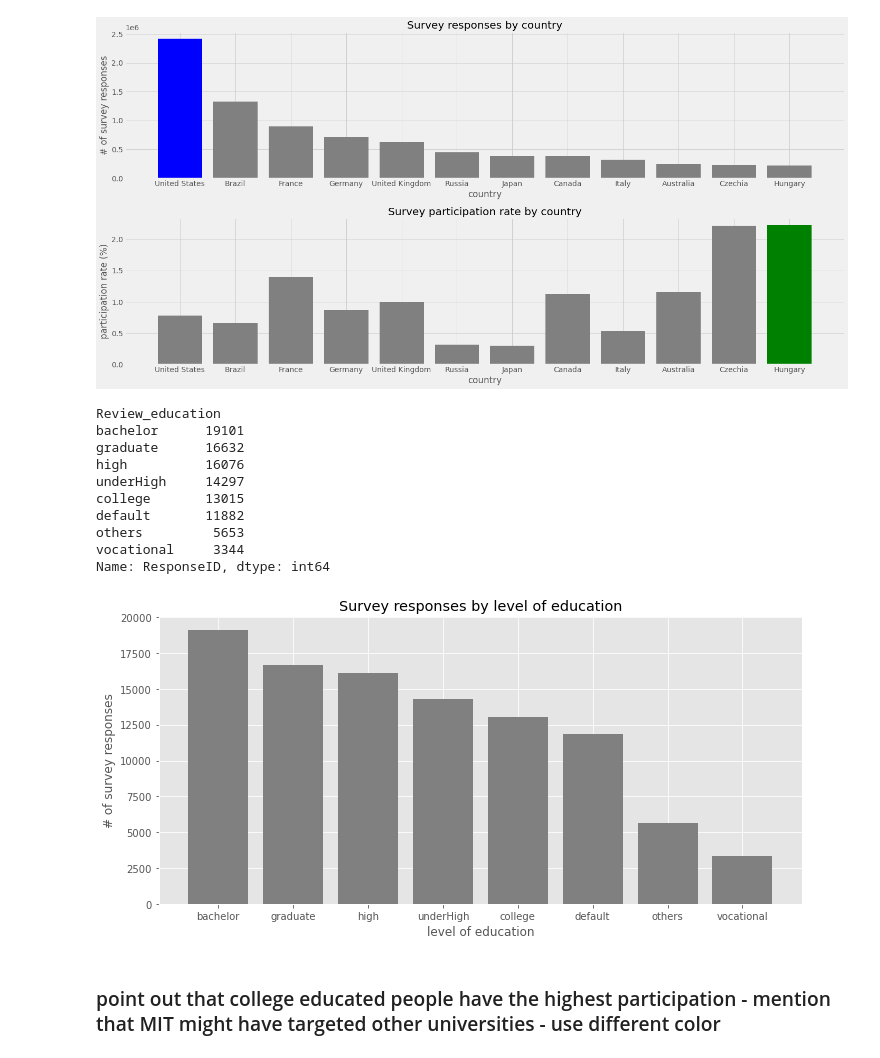
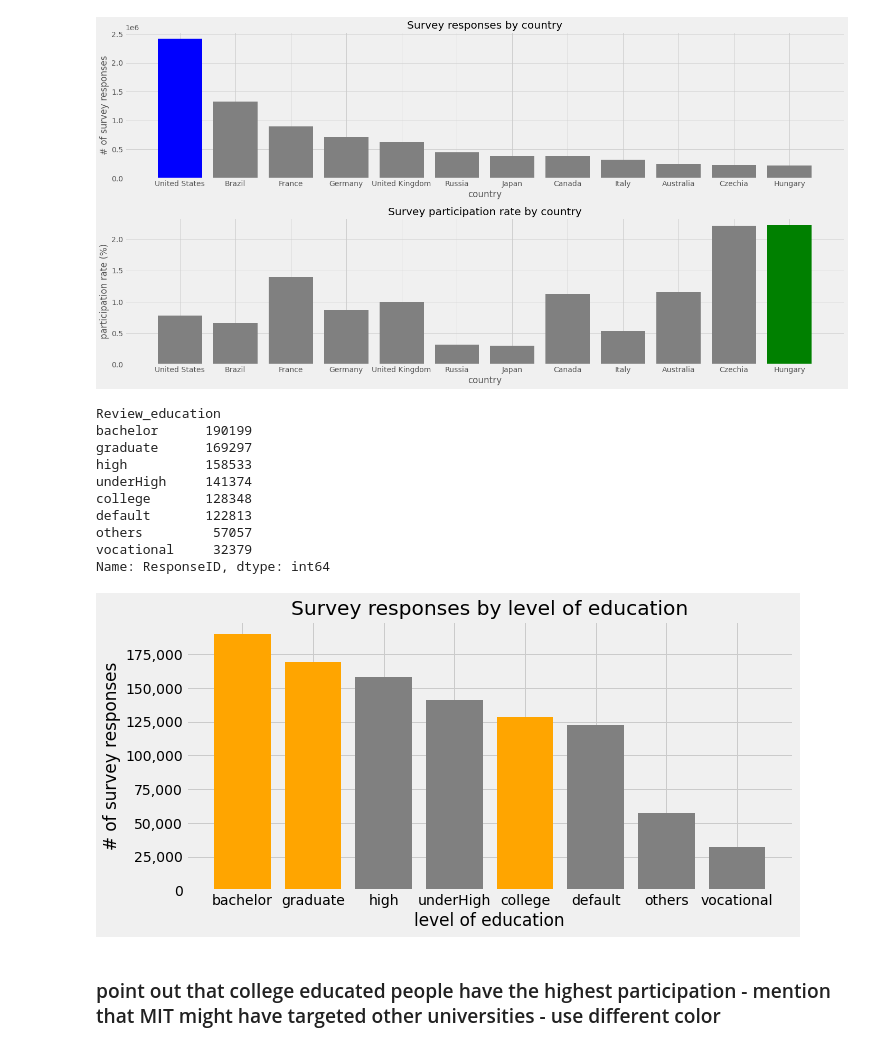
Before and after one commit to robertjhs/capstone1, a Jupyter notebook: ethicars.ipynb, the cells around one changed output. Drawn from its saved outputs; the diff is of its cells as text; code cells hidden in the pictures.

```diff
--- a/ethicars.ipynb
+++ b/ethicars.ipynb
@@ -476,5 +476,5 @@ hun_usa_survey.groupby(['UserCountry3']).count()
 # %%
-pdf_survey = df_survey.limit(100_000).toPandas()
+pdf_survey = df_survey.limit(1_000_000).toPandas()
 # %%
 pdf_survey.head()
 # %% [output]
@@ -724,24 +717,30 @@ education = pdf_survey.groupby('Review_education').count()['ResponseID'].sort_va
 education
 # %% [output]
 Review_education
-bachelor      19101
-graduate      16632
-high          16076
-underHigh     14297
-college       13015
-default       11882
-others         5653
-vocational     3344
+bachelor      190199
+graduate      169297
+high          158533
+underHigh     141374
+college       128348
+default       122813
+others         57057
+vocational     32379
 Name: ResponseID, dtype: int64
 # %%
+colors_edu = ['grey' for c in range(8)]
+colors_edu[0] = 'orange'
+colors_edu[1] = 'orange'
+colors_edu[4] = 'orange'
+
 fig, ax = plt.subplots(figsize=(10,5))
-ax.bar(education.index, education, color='grey')
+ax.bar(education.index, education, color=colors_edu)
 ax.set_title('Survey responses by level of education')
 ax.set_ylabel('# of survey responses')
 ax.set_xlabel('level of education')
+ax.set_yticklabels(['{:,}'.format(int(x)) for x in ax.get_yticks().tolist()])
 fig.tight_layout()
 # %% [output]
-[figure, old version]
+[figure, new version]
 # %% [markdown]
 ### point out that college educated people have the highest participation - mention that MIT might have targeted other universities - use different color
 # %%
```
Also changed, not shown: parts of 34 cells of this notebook, 1 other file.
